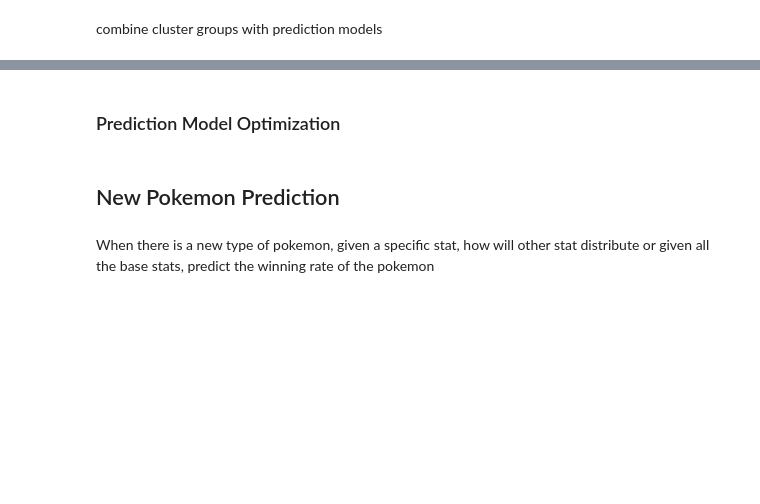
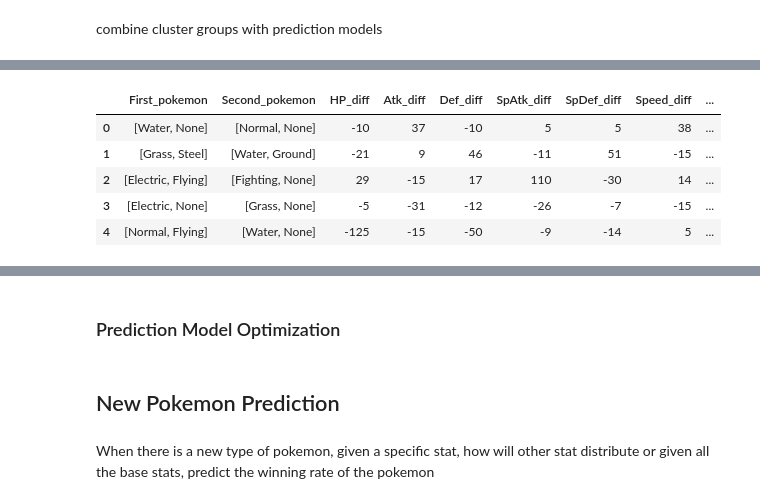
Before and after one commit to gillian850413/COMP4912, a Jupyter notebook: Notebook/Pokemon_Week7.ipynb, the cells around one changed output, grey strips where cells are left out. Cells and saved outputs as stored; diff of their text form; code cells hidden in the pictures; blank space fills up the shorter version.

```diff
--- a/Notebook/Pokemon_Week7.ipynb
+++ b/Notebook/Pokemon_Week7.ipynb
@@ -908,0 +951,17 @@ combine cluster groups with prediction models
+# %%
+#map the battle to pokemons data
+try:
+    train_df = connect(tests)
+except TypeError:
+    pass
+
+#calculate difference
+test_new_df = stat_diff(train_df)
+test_new_df.head()
+# %% [output]
+|  | First_pokemon | Second_pokemon | HP_diff | Atk_diff | Def_diff | SpAtk_diff | SpDef_diff | Speed_diff | ... |
+| 0 | [Water, None] | [Normal, None] | -10 | 37 | -10 | 5 | 5 | 38 | ... |
+| 1 | [Grass, Steel] | [Water, Ground] | -21 | 9 | 46 | -11 | 51 | -15 | ... |
+| 2 | [Electric, Flying] | [Fighting, None] | 29 | -15 | 17 | 110 | -30 | 14 | ... |
+| 3 | [Electric, None] | [Grass, None] | -5 | -31 | -12 | -26 | -7 | -15 | ... |
+| 4 | [Normal, Flying] | [Water, None] | -125 | -15 | -50 | -9 | -14 | 5 | ... |
```
Also changed, not shown: parts of 21 cells of this notebook.
